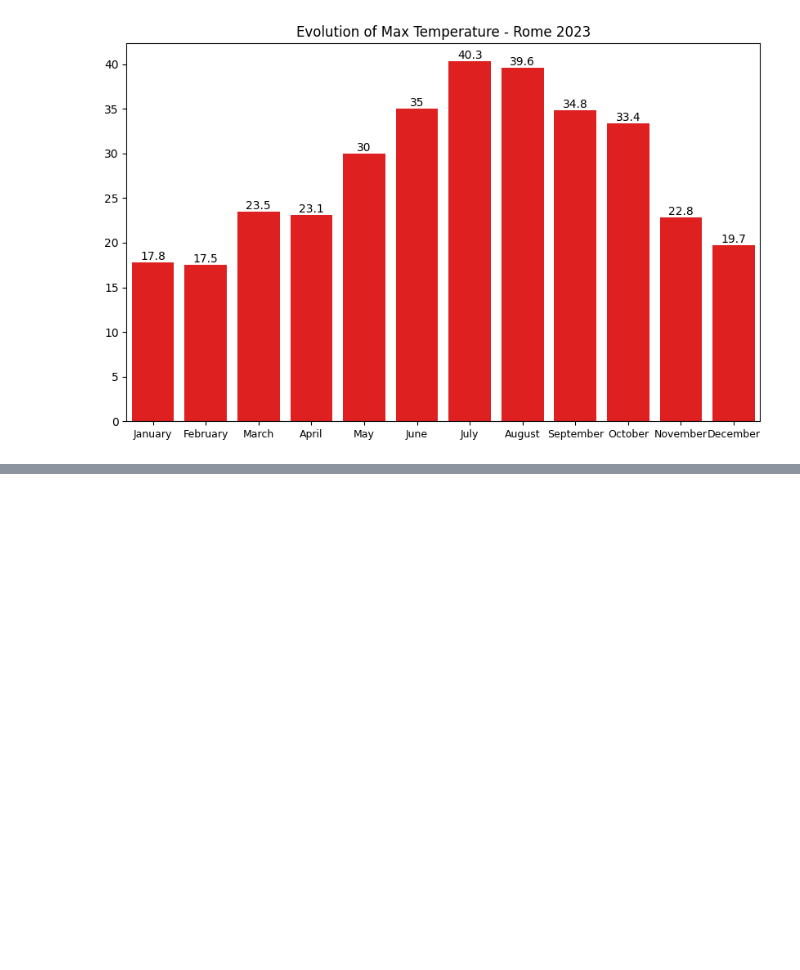
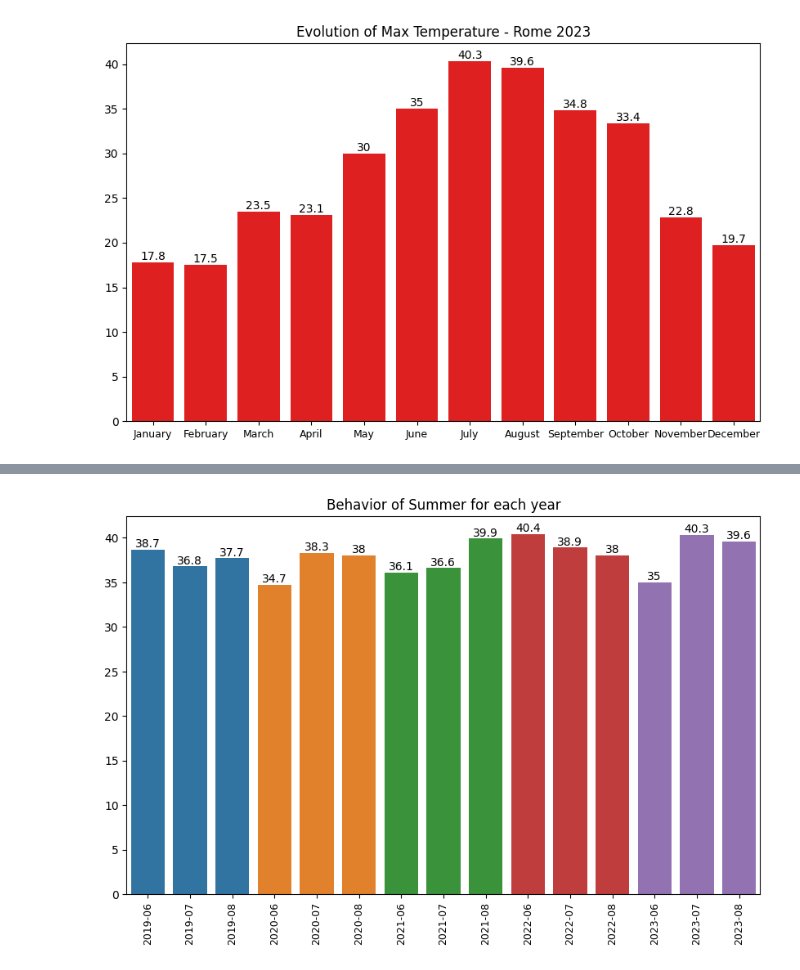
Before and after one commit to bazyngabyte/my_repository, a Jupyter notebook: Rome Temperature/Rome Temperature.ipynb, the cells around one changed output, grey strips where cells are left out. Cells and saved outputs as stored; diff of their text form; code cells hidden in the pictures; blank space fills up the shorter version.

```diff
--- a/Rome Temperature/Rome Temperature.ipynb
+++ b/Rome Temperature/Rome Temperature.ipynb
@@ -407,0 +423,4 @@ plt.show()
+# %%
+filter=df["Data rilevazione"].dt.month.isin([6,7,8])
+summer=df[filter]
+summer
@@ -407,0 +441,5 @@ plt.show()
+# %%
+summer.insert(2,"year","")
+# %%
+summer["year"]=summer["Data rilevazione"].dt.year
+summer
@@ -407,0 +460,3 @@ plt.show()
+# %%
+summer=summer.groupby(["year","year-month"],as_index=False)["Valore"].agg(["min","max"])
+summer
@@ -407,0 +489,12 @@ plt.show()
+# %%
+plt.figure(figsize=(10,6))
+ax=sns.barplot(x="year-month",y="max",data=summer,hue="year",palette="tab10",legend=False)
+for bars in ax.containers:
+    ax.bar_label(bars)
+plt.title("Behavior of Summer for each year")
+plt.xlabel("",fontsize=12)
+plt.ylabel("",fontsize=12)
+plt.xticks(rotation=90,size=9)
+plt.show()
+# %% [output]
+[figure, added]
```
Also changed, not shown: parts of 30 cells of this notebook.
